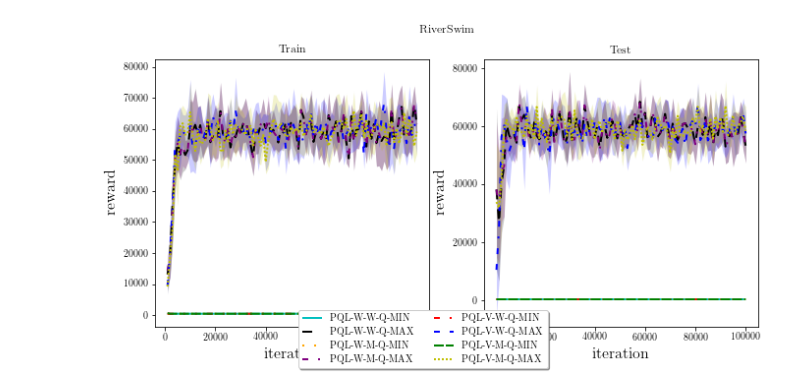
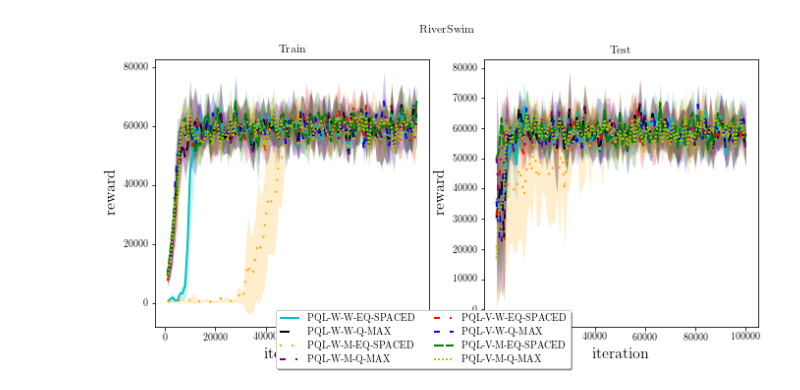
Before and after one commit to albertometelli/weightedDQN, a Jupyter notebook: q_learning/test_scripts/river_swim/particle-ql/notebook.ipynb, the cells around one changed output. Saved outputs shown, nothing was run; the diff lists cells and outputs as text; code cells hidden in the pictures.

```diff
--- a/q_learning/test_scripts/river_swim/particle-ql/notebook.ipynb
+++ b/q_learning/test_scripts/river_swim/particle-ql/notebook.ipynb
@@ -126,8 +126,8 @@ for e,env in enumerate(environments):
     for j, alg in enumerate(algorithms):
         for pi in policies[j]:
             for u in updates[j]:
-                for r in ['Q-MIN','Q-MAX']:
-                    path="data/results_prior_" + pi + "_*_"+ u + "_*_"+ "*_"+ ("-R" if r in ['Q-MIN'] else "+R")+".npy"
+                for r in ['EQ-SPACED','Q-MAX']:
+                    path="data_150000/results_prior_" + pi + "_*_"+ u + "_*_"+ "*_"+ ("eq_spaced" if r in ['EQ-SPACED'] else "+R")+".npy"
                     #print(path)
                     paths = glob.glob(path)
                     #print(paths)
@@ -140,31 +140,31 @@ for e,env in enumerate(environments):
                             cum_reward_train = results[:, 0, :, 3]
                             cum_reward_test = results[:, 1, :, 3]
                         except:
                             b = np.zeros(shape=results.shape+(11,))
                             for  (x,h,k),value in np.ndenumerate(results):
                                 for l in range(11):
                                     b[x,h,k,l]=results[x,h,k][l]
                             results=b
                             timesteps = np.cumsum(results[:, 0, :, 0][0])
                             cum_reward_train = results[:, 0, :, 3]
                             cum_reward_test = results[:, 1, :, 3]
 
 
                         #print(cum_reward_test)
                         ax[0].set_title('Train')
                         ax[0] = plot_ci(timesteps,cum_reward_train, conf,
                                     n_runs, xlabel='iteration', ylabel='reward', label=alg_to_label[alg] + "-" + policy_to_label[pi] + "-" + update_to_label[u]+"-"+r,
                                     ax=ax[0], linewidth=2.0, linestyle=ls[i], color=col[i])
                         #ax[0].set_ylim(limits[e])
                         ax[1].set_title('Test')
                         ax[1] = plot_ci(timesteps, cum_reward_test, conf,
                                     n_runs, xlabel='iteration', ylabel='reward',
                                     ax=ax[1], linewidth=2.0, linestyle=ls[i], color=col[i])
                         #ax[1].set_ylim(limits[e])
                         i += 1
     lgd=fig.legend(loc='lower center',
                           ncol=2, fancybox=True, shadow=True,bbox_to_anchor=(0.42, 0))
 
     fig.savefig('graphs/'+env+'-'+alg + "-" + pi + "-" + u+".pdf",format='pdf',bbox_extra_artists=(lgd,), bbox_inches='tight')
 # %% [output]
-[figure, old version]
+[figure, new version]
```
Also changed, not shown: 2 other files.
